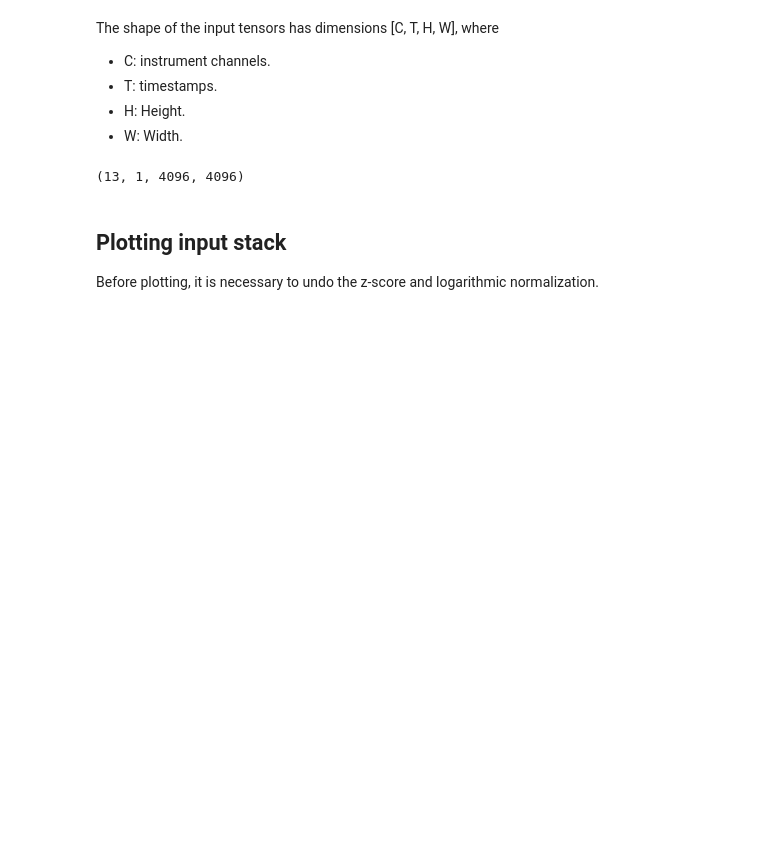
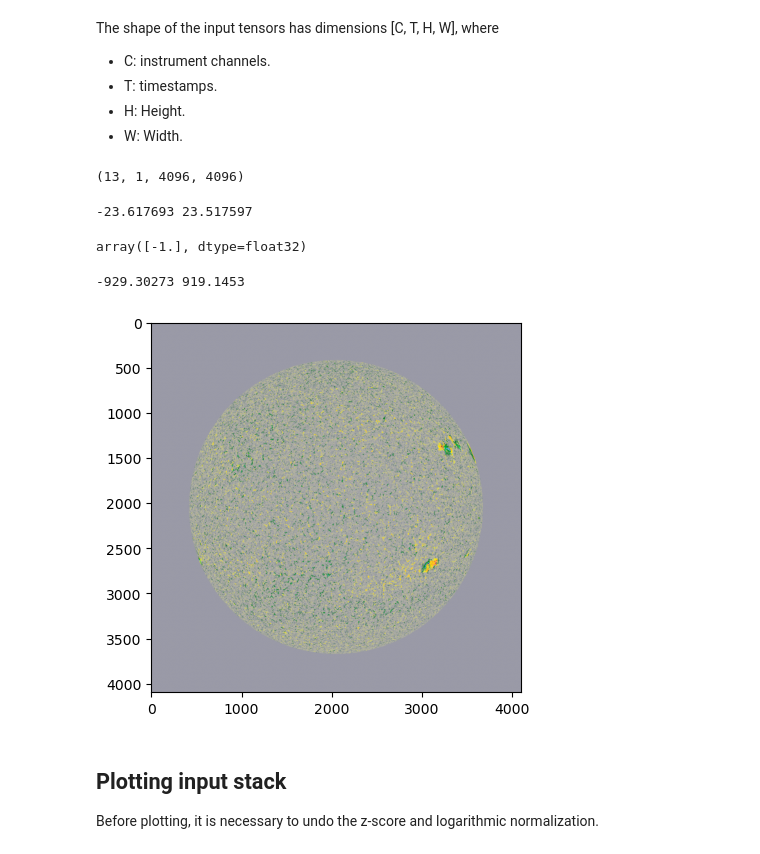
Before and after one commit to SwRI-IDEA-Lab/surya_workshop, a Jupyter notebook: downstream_apps/template_Qin/0_dataset_dataloader_template.ipynb, the cells around one changed output. Drawn from its saved outputs; the diff is of its cells as text; code cells hidden in the pictures; blank space fills up the shorter version.

```diff
--- a/downstream_apps/template_Qin/0_dataset_dataloader_template.ipynb
+++ b/downstream_apps/template_Qin/0_dataset_dataloader_template.ipynb
@@ -195,7 +196,7 @@ train_dataset = FlareDSDataset(
     n_input_timestamps=config["model"]["time_embedding"]["time_dim"],
     rollout_steps=config["rollout_steps"],
     channels=config["data"]["channels"],
-    drop_hmi_probability=config["drop_hmi_probablity"],
+    drop_hmi_probability=config["drop_hmi_probability"],
     use_latitude_in_learned_flow=config["use_latitude_in_learned_flow"],
     scalers=scalers,
     phase="train",
@@ -216,7 +217,7 @@ In surya's convention an item contains the following elements:
 - 'forecast': target SDO stack.
 - 'lead_time_delta': how many minutes into the future is the target stack with respect to the present.
 # %%
-item = train_dataset.__getitem__(0)
+item = train_dataset.__getitem__(1)
 item.keys()
 # %% [output]
 dict_keys(['ts', 'time_delta_input', 'forecast', 'lead_time_delta', 'ds_index'])
@@ -230,6 +235,23 @@ The shape of the input tensors has dimensions [C, T, H, W], where
 item['ts'].shape
 # %% [output]
 (13, 1, 4096, 4096)
+# %%
+unnormalized_ts = item['ts'][:,0,...]
+print(np.min(unnormalized_ts[8]), np.max(unnormalized_ts[8]))
+# %% [output]
+-23.617693 23.517597
+# %%
+item['lead_time_delta']
+# %% [output]
+array([-1.], dtype=float32)
+# %%
+unnormalized_ts = train_dataset.inverse_transform_data(item['ts'][:,0,...])
+print(np.min(unnormalized_ts[8]), np.max(unnormalized_ts[8]))
+plt.imshow(unnormalized_ts[11],vmin=-1000,vmax=1000,cmap=f'hmimag')
+plt.show()
+# %% [output]
+-929.30273 919.1453
+[figure, added]
 # %% [markdown]
 ## Plotting input stack
 
```
Also changed, not shown: parts of 4 cells of this notebook, 38 other files.
